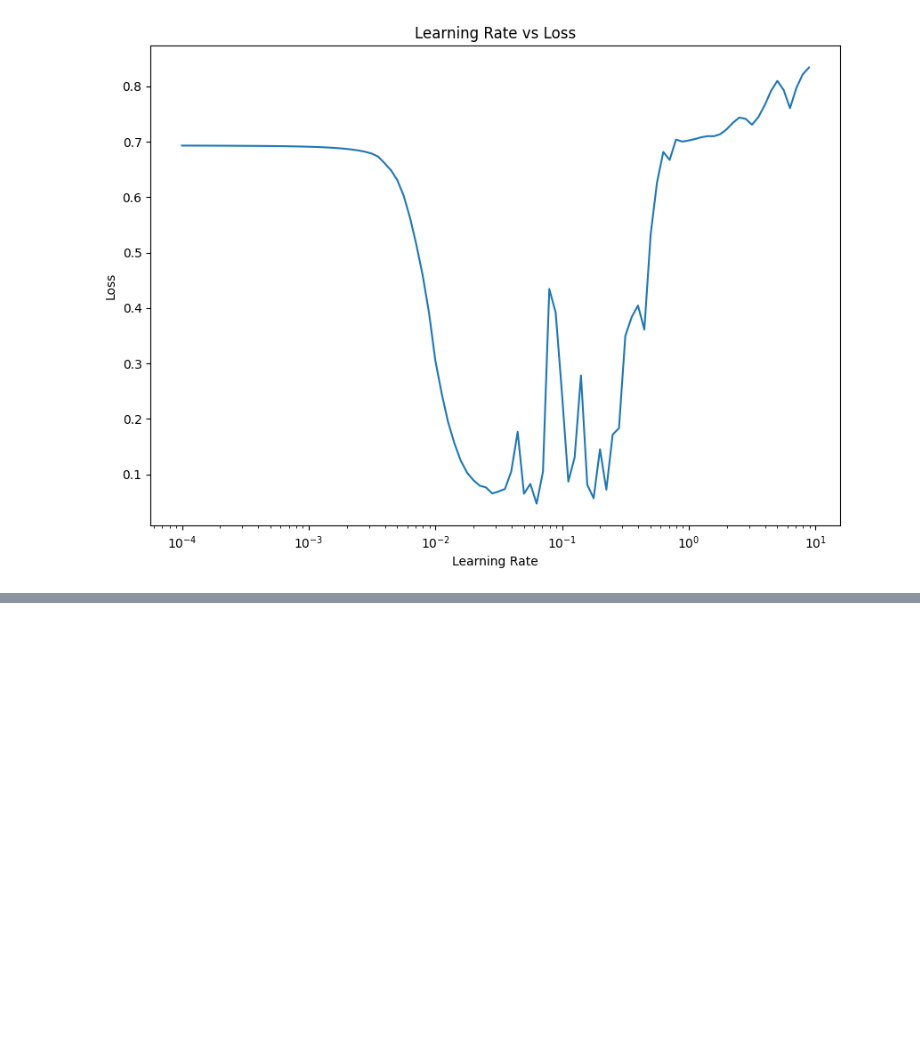
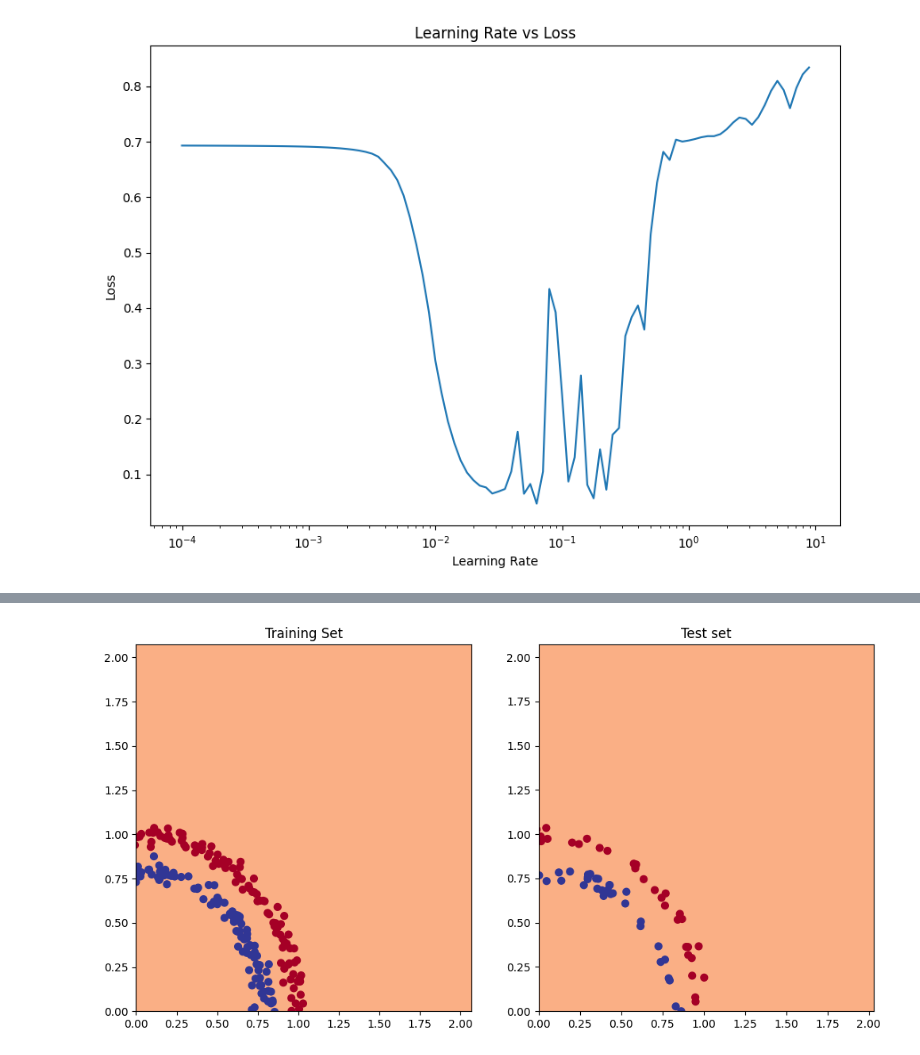
Before and after one commit to Glockrover/LearnTensorFlow, a Jupyter notebook: Neural_Network_Classification.ipynb, the cells around one changed output, grey strips where cells are left out. Saved outputs shown, nothing was run; the diff lists cells and outputs as text; code cells hidden in the pictures; blank space fills up the shorter version.

Commit message:
working with other classification evaluation methods and metrics

```diff
--- a/Neural_Network_Classification.ipynb
+++ b/Neural_Network_Classification.ipynb
@@ -672,3 +672,23 @@ plt.title("Learning Rate vs Loss")
 # %% [output]
 Text(0.5, 1.0, 'Learning Rate vs Loss')
 [figure]
+# %%
+# Let's try using a higher ideal learning rate with the same model as before
+
+# Set random seed
+tf.random.set_seed(42)
+
+# Create the model
+model10 = tf.keras.Sequential([
+    tf.keras.layers.Dense(4, activation='relu'),
+    tf.keras.layers.Dense(4, activation='relu'),
+    tf.keras.layers.Dense(1, activation='sigmoid')
+])
+
+# Compile the model
+model10.compile(loss=tf.keras.losses.BinaryCrossentropy(),
+                optimizer=tf.keras.optimizers.Adam(learning_rate=0.02),
+                metrics=['accuracy'])
+
+# Fit the model for 20 epochs (5 less than before)
+history = model10.fit(X, y, epochs=20, verbose=0)
@@ -674,0 +701,11 @@ Text(0.5, 1.0, 'Learning Rate vs Loss')
+# %%
+# Plot the decision boundaries for the training and test sets
+plt.figure(figsize=(12, 6))
+plt.subplot(1, 2, 1)
+plt.title('Training Set')
+plot_decision_boundary(model10, X_train, y_train)
+plt.subplot(1,2,2)
+plt.title('Test set')
+plot_decision_boundary(model10, X_test, y_test)
+plt.show()
+# %% [output]
@@ -674,0 +716 @@ Text(0.5, 1.0, 'Learning Rate vs Loss')
+[figure, added]
```
Also changed, not shown: parts of 3 cells of this notebook.
